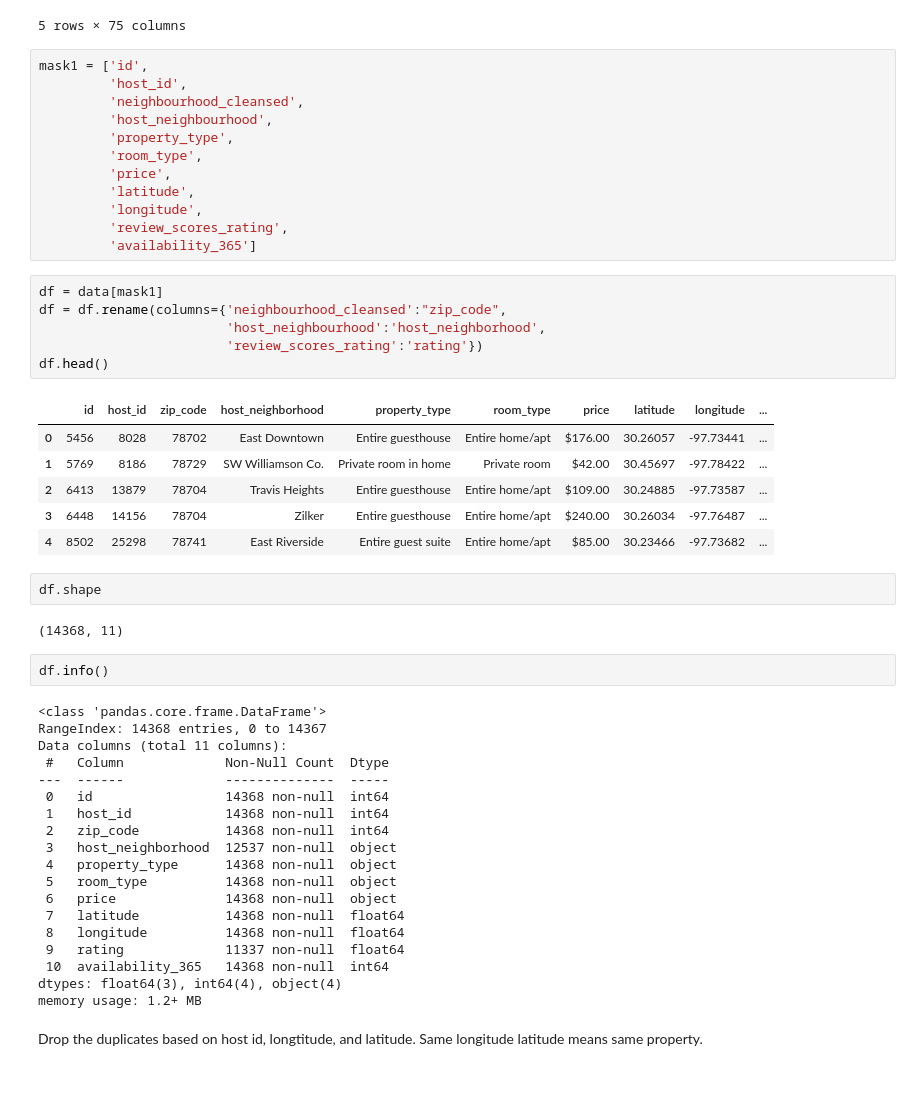
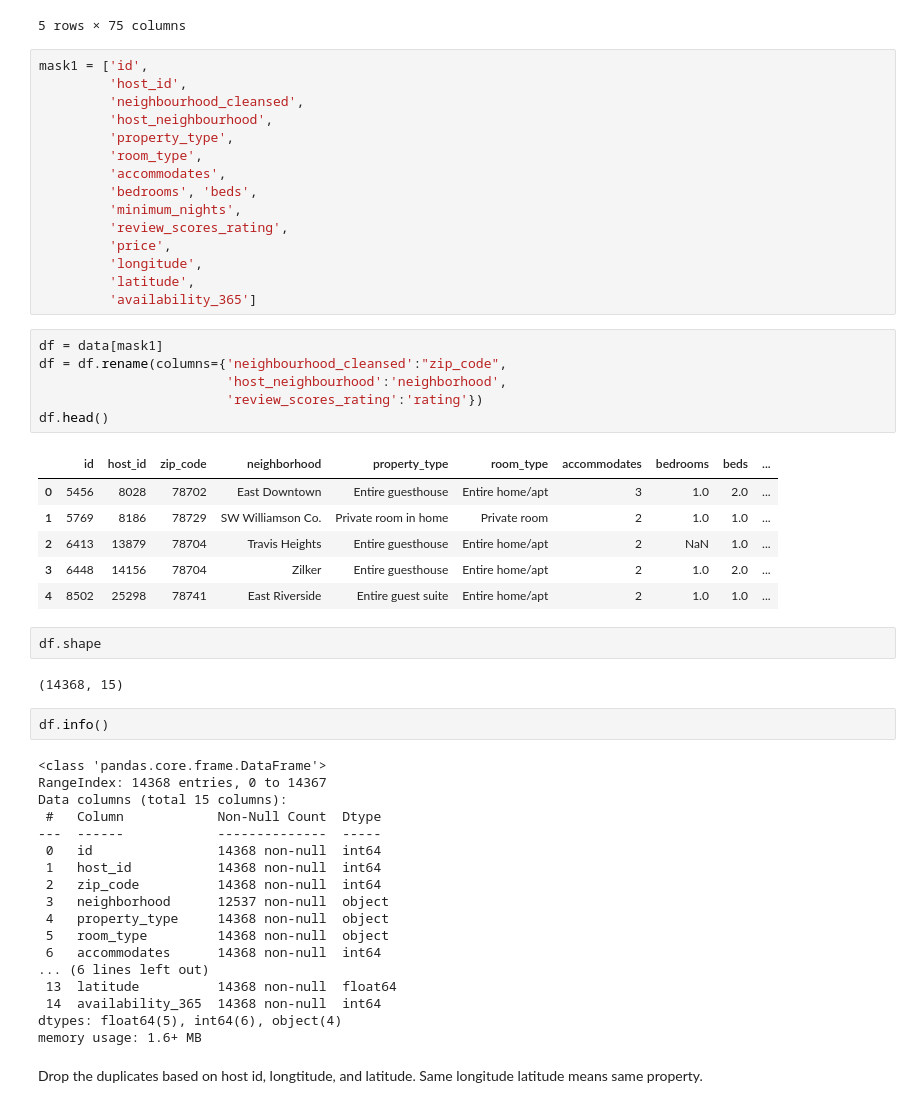
Before and after one commit to binayakhadka/crime_neighborhood_airbnb, a Jupyter notebook: Data_wrangling_Airbnb.ipynb, the cells around one changed output. Cells and saved outputs as stored; diff of their text form; blank space fills up the shorter version.

Commit message:
Data wrangling Airbnb

```diff
--- a/Data_wrangling_Airbnb.ipynb
+++ b/Data_wrangling_Airbnb.ipynb
@@ -25,48 +25,50 @@ mask1 = ['id',
          'host_neighbourhood',
          'property_type',
          'room_type',
+         'accommodates',
+         'bedrooms', 'beds',
+         'minimum_nights',
+         'review_scores_rating',
          'price',
+         'longitude',
          'latitude',
-         'longitude',
-         'review_scores_rating',
          'availability_365']
 # %%
 df = data[mask1]
 df = df.rename(columns={'neighbourhood_cleansed':"zip_code",
-                        'host_neighbourhood':'host_neighborhood',
+                        'host_neighbourhood':'neighborhood',
                         'review_scores_rating':'rating'})
 df.head()
 # %% [output]
-|  | id | host_id | zip_code | host_neighborhood | property_type | room_type | price | latitude | longitude | ... |
-| 0 | 5456 | 8028 | 78702 | East Downtown | Entire guesthouse | Entire home/apt | $176.00 | 30.26057 | -97.73441 | ... |
-| 1 | 5769 | 8186 | 78729 | SW Williamson Co. | Private room in home | Private room | $42.00 | 30.45697 | -97.78422 | ... |
-| 2 | 6413 | 13879 | 78704 | Travis Heights | Entire guesthouse | Entire home/apt | $109.00 | 30.24885 | -97.73587 | ... |
-| 3 | 6448 | 14156 | 78704 | Zilker | Entire guesthouse | Entire home/apt | $240.00 | 30.26034 | -97.76487 | ... |
-| 4 | 8502 | 25298 | 78741 | East Riverside | Entire guest suite | Entire home/apt | $85.00 | 30.23466 | -97.73682 | ... |
+|  | id | host_id | zip_code | neighborhood | property_type | room_type | accommodates | bedrooms | beds | ... |
+| 0 | 5456 | 8028 | 78702 | East Downtown | Entire guesthouse | Entire home/apt | 3 | 1.0 | 2.0 | ... |
+| 1 | 5769 | 8186 | 78729 | SW Williamson Co. | Private room in home | Private room | 2 | 1.0 | 1.0 | ... |
+| 2 | 6413 | 13879 | 78704 | Travis Heights | Entire guesthouse | Entire home/apt | 2 | NaN | 1.0 | ... |
+| 3 | 6448 | 14156 | 78704 | Zilker | Entire guesthouse | Entire home/apt | 2 | 1.0 | 2.0 | ... |
+| 4 | 8502 | 25298 | 78741 | East Riverside | Entire guest suite | Entire home/apt | 2 | 1.0 | 1.0 | ... |
 # %%
 df.shape
 # %% [output]
-(14368, 11)
+(14368, 15)
 # %%
 df.info()
 # %% [output]
 <class 'pandas.core.frame.DataFrame'>
 RangeIndex: 14368 entries, 0 to 14367
-Data columns (total 11 columns):
- #   Column             Non-Null Count  Dtype
----  ------             --------------  -----
- 0   id                 14368 non-null  int64
- 1   host_id            14368 non-null  int64
- 2   zip_code           14368 non-null  int64
- 3   host_neighborhood  12537 non-null  object
- 4   property_type      14368 non-null  object
- 5   room_type          14368 non-null  object
- 6   price              14368 non-null  object
- 7   latitude           14368 non-null  float64
- 8   longitude          14368 non-null  float64
- 9   rating             11337 non-null  float64
- 10  availability_365   14368 non-null  int64
-dtypes: float64(3), int64(4), object(4)
-memory usage: 1.2+ MB
+Data columns (total 15 columns):
+ #   Column            Non-Null Count  Dtype
+---  ------            --------------  -----
+ 0   id                14368 non-null  int64
+ 1   host_id           14368 non-null  int64
+ 2   zip_code          14368 non-null  int64
+ 3   neighborhood      12537 non-null  object
+ 4   property_type     14368 non-null  object
+ 5   room_type         14368 non-null  object
+ 6   accommodates      14368 non-null  int64
+... (6 lines left out)
+ 13  latitude          14368 non-null  float64
+ 14  availability_365  14368 non-null  int64
+dtypes: float64(5), int64(6), object(4)
+memory usage: 1.6+ MB
 # %% [markdown]
 Drop the duplicates based on host id, longtitude, and latitude. Same longitude latitude means same property.
```
Also changed, not shown: parts of 19 cells of this notebook, 1 other file.
